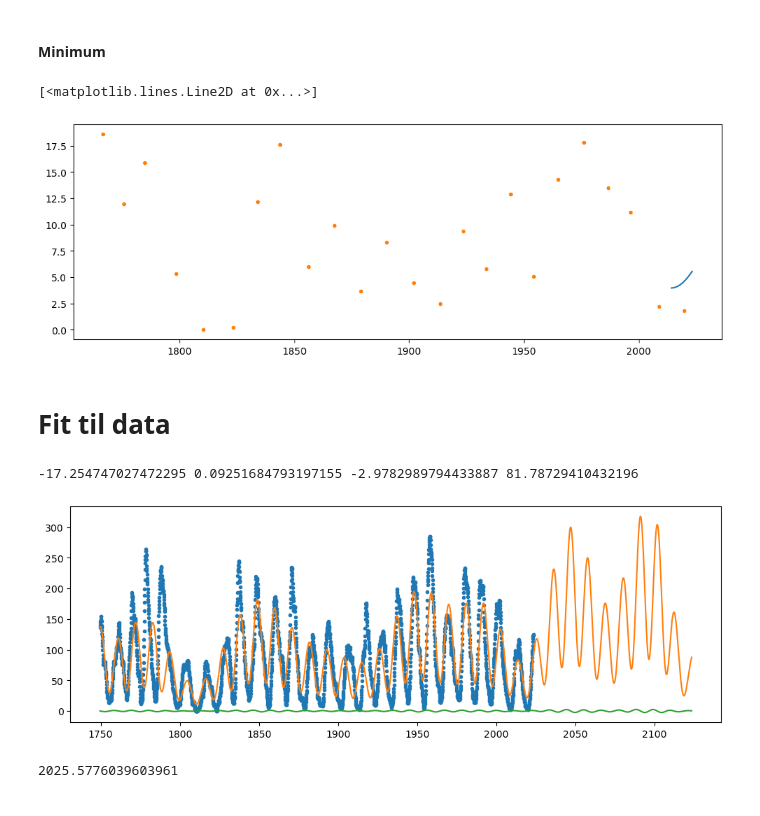
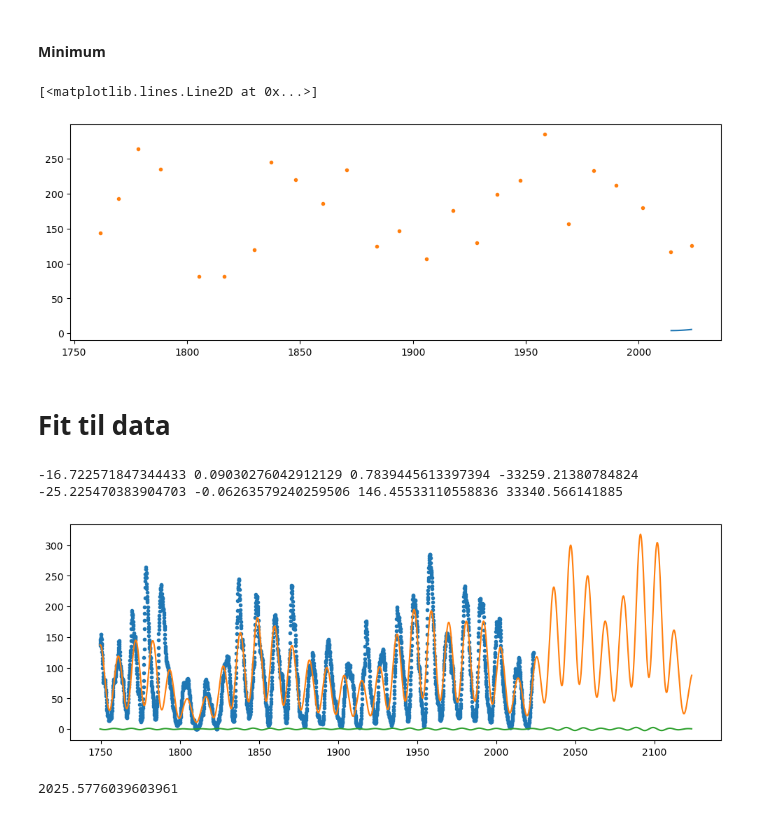
Before and after one commit to Focus9752/Solpletter_projekt, a Jupyter notebook: ok/Solpletanalyse.ipynb, the cells around one changed output. Drawn from its saved outputs; the diff is of its cells as text; code cells hidden in the pictures.

```diff
--- a/ok/Solpletanalyse.ipynb
+++ b/ok/Solpletanalyse.ipynb
@@ -78,23 +99,23 @@ for k in range( len(Maximum_dato)-1 ):
 # %%
 Minimum_dato = []
 Minimum_plet = []
 
 for n in range( len(Cykler_max) ):
     Minimum_dato.append( Cykler_max[n][0][ np.where(Cykler_max[n][1] == np.min(Cykler_max[n][1]))[0][0] ])
     Minimum_plet.append(Cykler_max[n][1][ np.where(Cykler_max[n][1] == np.min(Cykler_max[n][1]))[0][0] ] )
 
 def Sin_min(x,a,b,c,d):
     return a * np.sin( x * b + c ) + d
 Var_min , Cov_min = curve_fit(Sin_min , Minimum_dato , Minimum_plet , p0=[10,1/12,1,10])
 yy=Sin_min(x,*Var_min)
 
 
 plt.figure(figsize=(12,4))
 plt.plot(x,yy)
-plt.plot(Minimum_dato , Minimum_plet , '.')
+plt.plot(Maximum_dato , Maximum_plet , '.')
 # %% [output]
 [<matplotlib.lines.Line2D at 0x...>]
-[figure, old version]
+[figure, new version]
 # %% [markdown]
 # Fit til data
 # %%
@@ -138,9 +159,9 @@ plt.figure(figsize=(12,4))
 plt.plot(Dato_brøkdel , Monthly_smoothed_sunspot_number , '.')
 plt.plot(x,y)
 plt.plot(x[0:-1],np.diff(sin6(x,*Var6)))
-print(*Var1)
+print(*Var2)
 # %% [output]
--17.254747027472295 0.09251684793197155 -2.9782989794433887 81.78729410432196
+-16.722571847344433 0.09030276042912129 0.7839445613397394 -33259.21380784824 -25.225470383904703 -0.06263579240259506 146.45533110558836 33340.566141885
 [figure]
 # %%
 #plt.plot(x[0:-1],np.diff(sin6(x,*Var6)))
```
Also changed, not shown: parts of 5 cells of this notebook, 2 other files.
